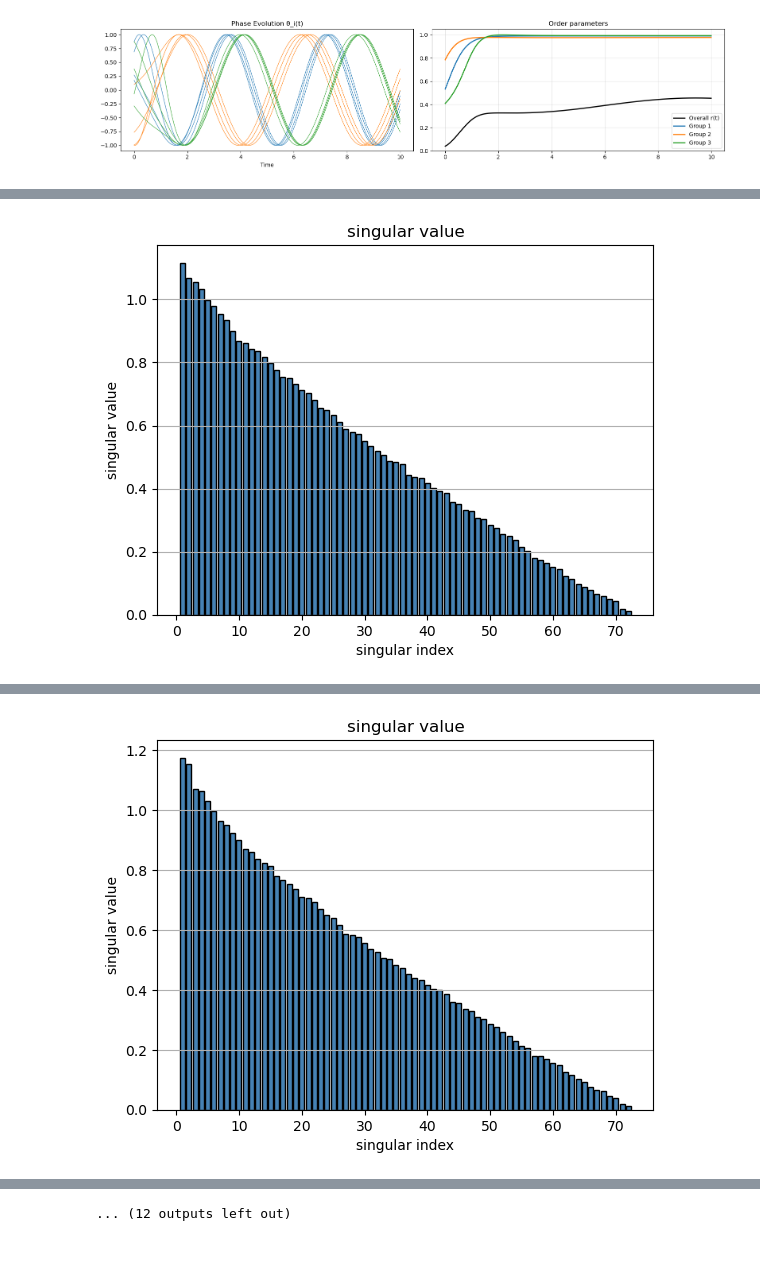
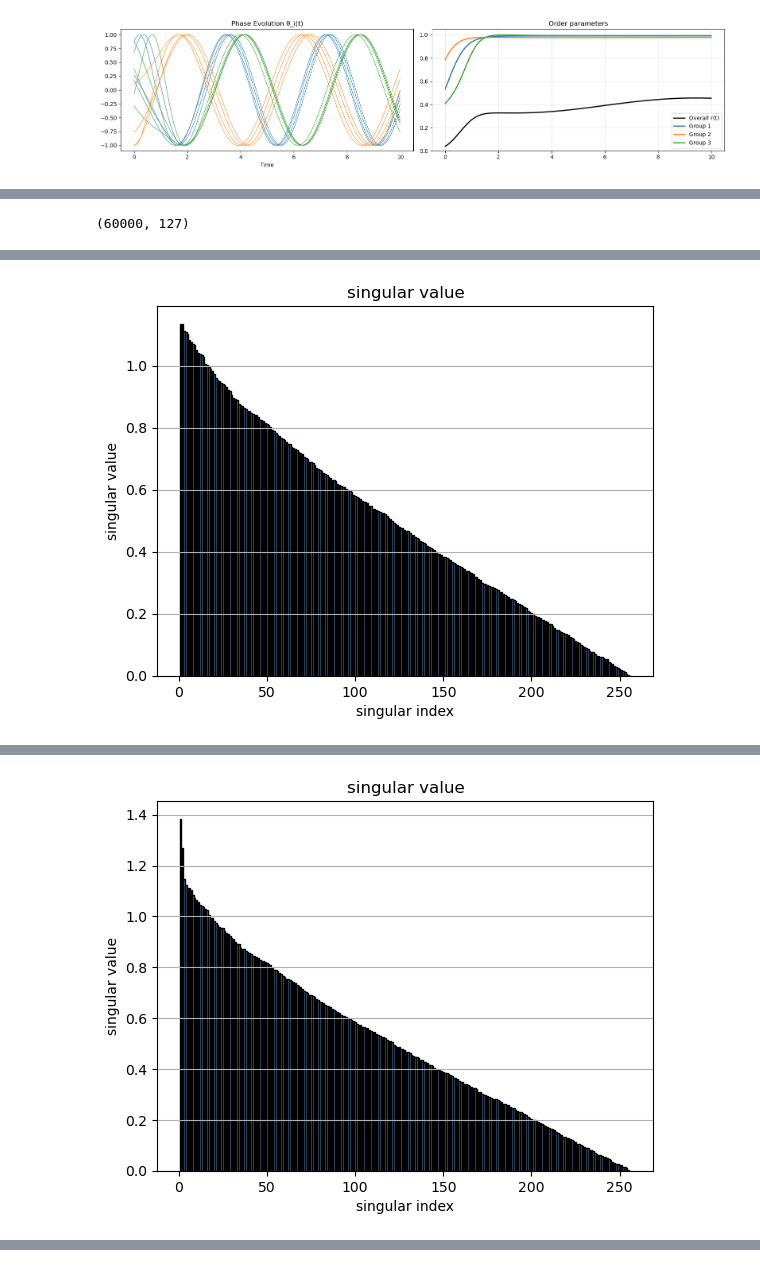
Before and after one commit to Matthew-ymz/koopCE, a Jupyter notebook: notebooks/DeepkoopCE.ipynb, the cells around one changed output, grey strips where cells are left out. Cells and saved outputs as stored; diff of their text form; code cells hidden in the pictures.

```diff
--- a/notebooks/DeepkoopCE.ipynb
+++ b/notebooks/DeepkoopCE.ipynb
@@ -70,19 +149,25 @@ x_test, theta_hist, t_test, _ = plot_clustered_kuramoto(
+# %%
+x_train = pm25.values[:60000, :]
+x_test = pm25.values[60000:, :]
+x_train.shape
+# %% [output]
+(60000, 127)
 # %%
-koopman_dim = 72
+koopman_dim = 256
 # encoder dim
 hidden_dim = 512
-input_dim = 24
+input_dim = 127
 
-epochs = 120
+epochs = 50
 lr = 1e-3
 Sp = 72; horizon = 72; T = max(horizon,Sp)
 batch_size = 256
-alpha1=2
-alpha2=1e-8
-alpha_CE=0
+alpha1 = 2
+alpha2 = 1e-8
+alpha_CE = 0
 device = get_device(force_cpu=False)
 
-model = Lusch(input_dim,koopman_dim,hidden_dim = hidden_dim,delta_t=dt,device=device).to(device=device)
+model = Lusch(input_dim,koopman_dim,hidden_dim = hidden_dim, device=device).to(device=device)
 optimizer = torch.optim.Adam(model.parameters(),lr=lr)
 
 train_loader, val_loader = prepare_dataloader(x_train, T, batch_size=batch_size)
@@ -97,11 +182,16 @@ X_forecast_train = x_train_dims[:,-T:,:]; X_forecast_test = x_test_dims[:,-T:,:]
 for epoch in range(0, epochs):
     train_epoch_loss = []
     test_epoch_loss = []
+    pred_epoch_loss = []
+    reconstruction_epoch_loss = []
+    lin_epoch_loss = []
+    inf_epoch_loss = []
+    ce_epoch_loss = []
 
     model.train()
     for (x,) in tqdm(train_loader):
         optimizer.zero_grad()
-        loss_train = koopman_loss(x.to(device=device), model, Sp=Sp, T=T, alpha1=alpha1, alpha2=alpha2, alpha_CE=alpha_CE)
+        loss_train, _, _, _, _, _ = koopman_loss(x.to(device=device), model, Sp=Sp, T=T, alpha1=alpha1, alpha2=alpha2, alpha_CE=alpha_CE)
         loss_train.backward()
         optimizer.step()
         train_epoch_loss.append(loss_train.item())
@@ -109,8 +199,13 @@ for epoch in range(0, epochs):
     with torch.no_grad():
         model.eval()
         for (x,) in tqdm(val_loader):
-            loss_test = koopman_loss(x.to(device=device), model, Sp=Sp, T=T, alpha1=alpha1, alpha2=alpha2, alpha_CE=alpha_CE)
+            loss_test, pred_loss, reconstruction_loss, lin_loss, inf_loss, ce_loss = koopman_loss(x.to(device=device), model, Sp=Sp, T=T, alpha1=alpha1, alpha2=alpha2, alpha_CE=alpha_CE)
             test_epoch_loss.append(loss_test.cpu().item())
+            pred_epoch_loss.append(pred_loss.cpu().item())
+            reconstruction_epoch_loss.append(reconstruction_loss.cpu().item())
+            lin_epoch_loss.append(lin_loss.cpu().item())
+            inf_epoch_loss.append(inf_loss.cpu().item())
+            ce_epoch_loss.append(ce_loss.cpu().item())
 
         forecast_loss = prediction_loss(X_test_recon[:,[-1],:].to(device=device), X_forecast_test.to(device=device),model)
 
@@ -120,6 +215,11 @@ for epoch in range(0, epochs):
         # print("Reconstruction Loss: {:.4f}".format(reconstruction_loss))
         print("TRAIN LOSS: ",np.sum(train_epoch_loss)/len(train_epoch_loss))
         print("TEST LOSS: ",np.sum(test_epoch_loss)/len(test_epoch_loss))
+        print("pred LOSS: ",np.sum(pred_epoch_loss)/len(pred_epoch_loss))
+        print("reconstruction LOSS: ",np.sum(reconstruction_epoch_loss)/len(reconstruction_epoch_loss))
+        print("lin LOSS: ",np.sum(lin_epoch_loss)/len(lin_epoch_loss))
+        print("inf LOSS: ",np.sum(inf_epoch_loss)/len(inf_epoch_loss))
+        print("ce LOSS: ",np.sum(ce_epoch_loss)/len(ce_epoch_loss))
         K = model.koopman.linear_evolution.weight.cpu().data.numpy()
         U,S,V = np.linalg.svd(K)
         plt.figure()
@@ -138,3 +243,3 @@ TEST LOSS:  0.9677745550870895
-[figure, old version]
+[figure, new version]
  ==========  EPOCH 10  ==========
 
@@ -144,3 +254,3 @@ TEST LOSS:  0.23806297406554222
-[figure, old version]
+[figure, new version]
  ==========  EPOCH 20  ==========
 
@@ -169 +287,0 @@ TEST LOSS:  0.03704761900007725
-... (12 outputs left out)
```
Also changed, not shown: parts of 15 cells of this notebook, 3 other files.
